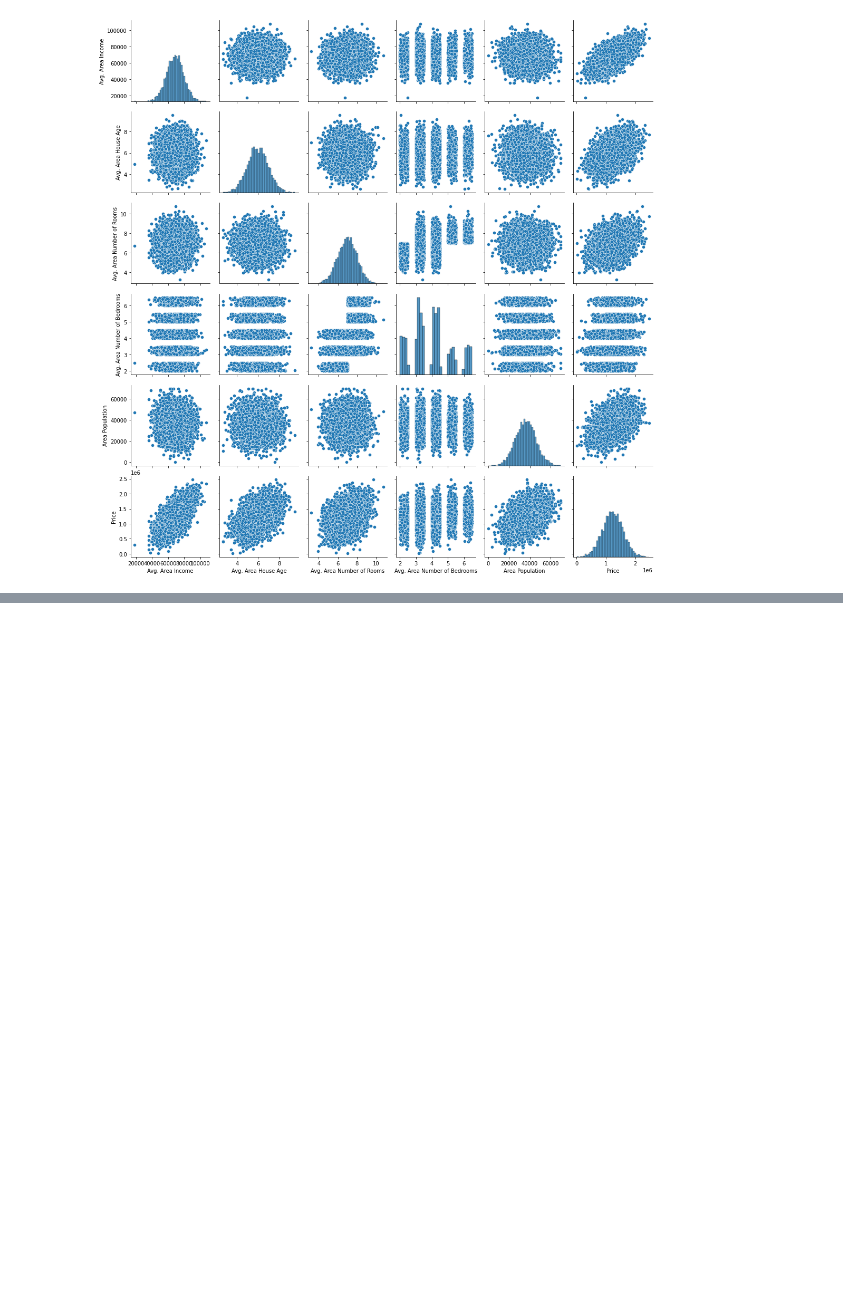
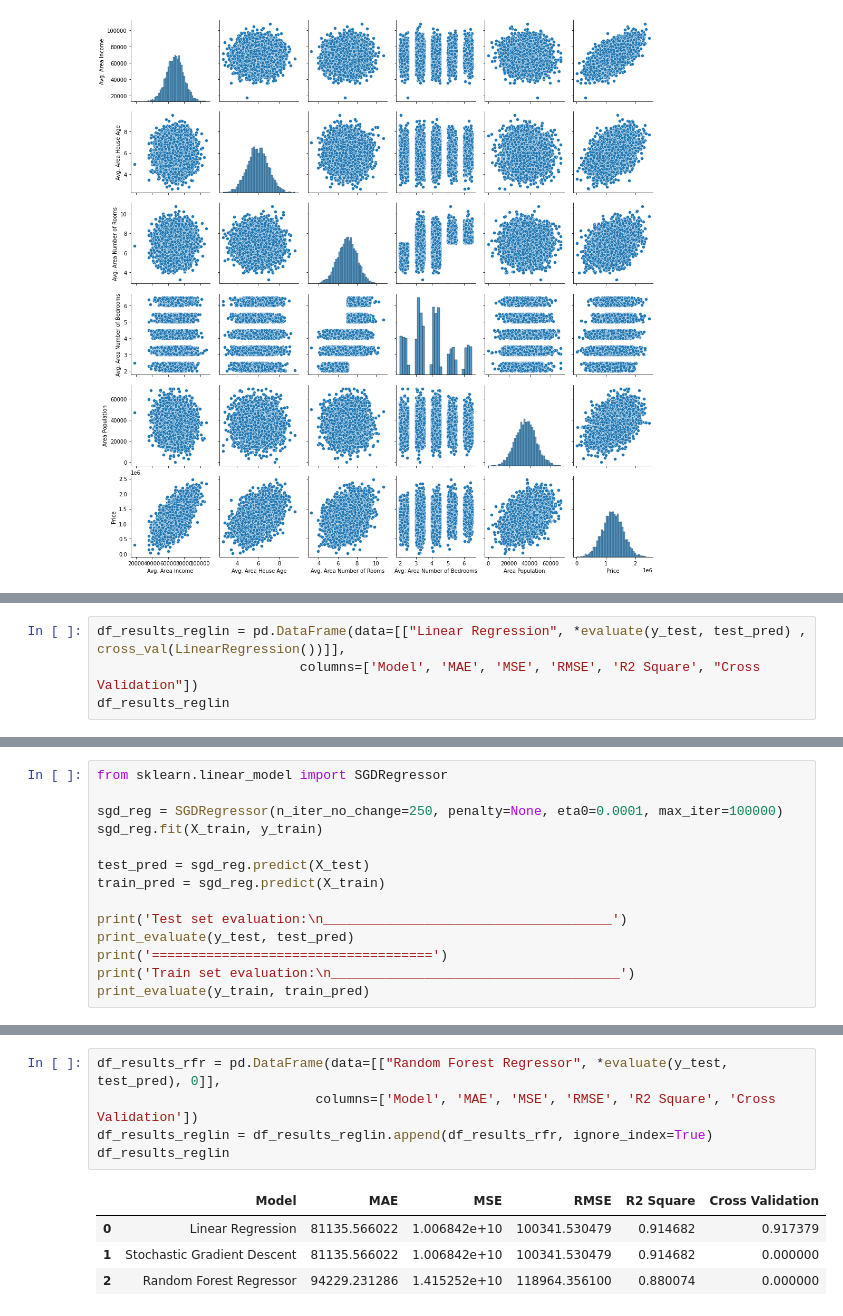
Before and after one commit to mailazorzan/house_price, a Jupyter notebook: house_price.ipynb, the cells around one changed output, grey strips where cells are left out. Drawn from its saved outputs; the diff is of its cells as text; blank space fills up the shorter version.

```diff
--- a/house_price.ipynb
+++ b/house_price.ipynb
@@ -113,0 +217,4 @@ sns.pairplot(df_house)
+# %%
+df_results_reglin = pd.DataFrame(data=[["Linear Regression", *evaluate(y_test, test_pred) , cross_val(LinearRegression())]],
+                          columns=['Model', 'MAE', 'MSE', 'RMSE', 'R2 Square', "Cross Validation"])
+df_results_reglin
@@ -113,0 +226,14 @@ sns.pairplot(df_house)
+# %%
+from sklearn.linear_model import SGDRegressor
+
+sgd_reg = SGDRegressor(n_iter_no_change=250, penalty=None, eta0=0.0001, max_iter=100000)
+sgd_reg.fit(X_train, y_train)
+
+test_pred = sgd_reg.predict(X_test)
+train_pred = sgd_reg.predict(X_train)
+
+print('Test set evaluation:\n_____________________________________')
+print_evaluate(y_test, test_pred)
+print('====================================')
+print('Train set evaluation:\n_____________________________________')
+print_evaluate(y_train, train_pred)
@@ -113,0 +296,10 @@ sns.pairplot(df_house)
+# %%
+df_results_rfr = pd.DataFrame(data=[["Random Forest Regressor", *evaluate(y_test, test_pred), 0]],
+                            columns=['Model', 'MAE', 'MSE', 'RMSE', 'R2 Square', 'Cross Validation'])
+df_results_reglin = df_results_reglin.append(df_results_rfr, ignore_index=True)
+df_results_reglin
+# %% [output]
+|  | Model | MAE | MSE | RMSE | R2 Square | Cross Validation |
+| 0 | Linear Regression | 81135.566022 | 1.006842e+10 | 100341.530479 | 0.914682 | 0.917379 |
+| 1 | Stochastic Gradient Descent | 81135.566022 | 1.006842e+10 | 100341.530479 | 0.914682 | 0.000000 |
+| 2 | Random Forest Regressor | 94229.231286 | 1.415252e+10 | 118964.356100 | 0.880074 | 0.000000 |
```
Also changed, not shown: parts of 25 cells of this notebook.
